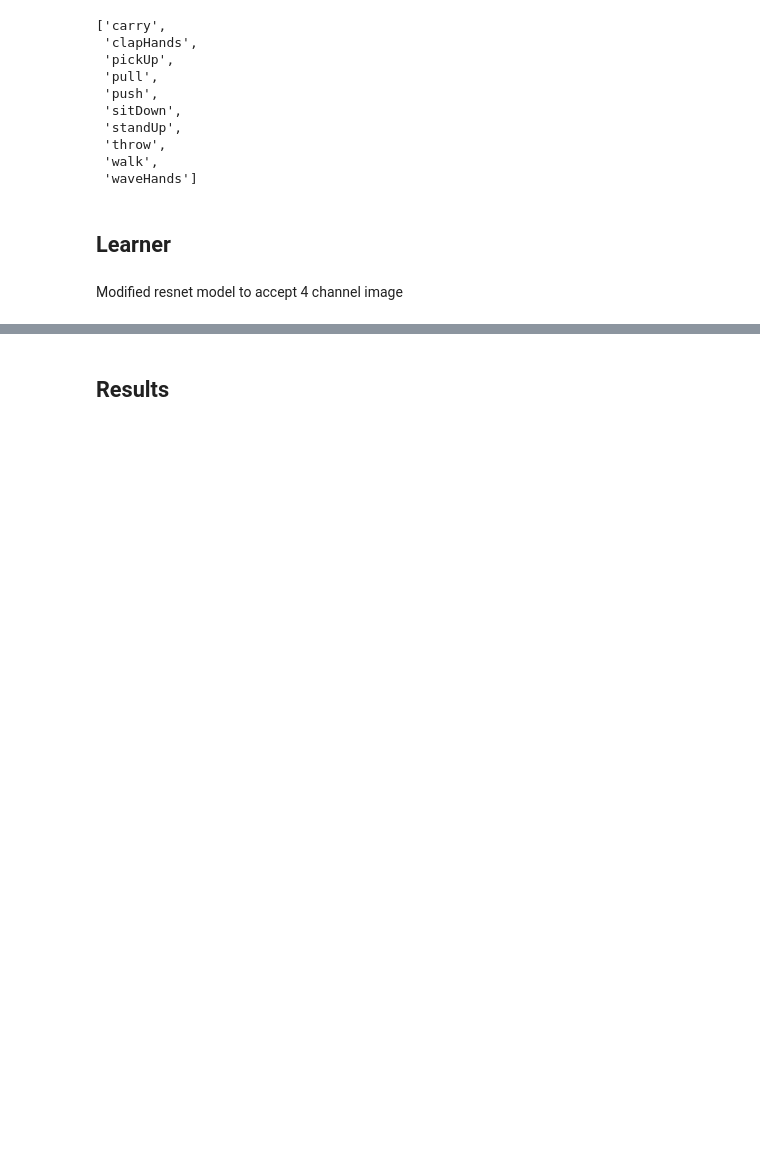
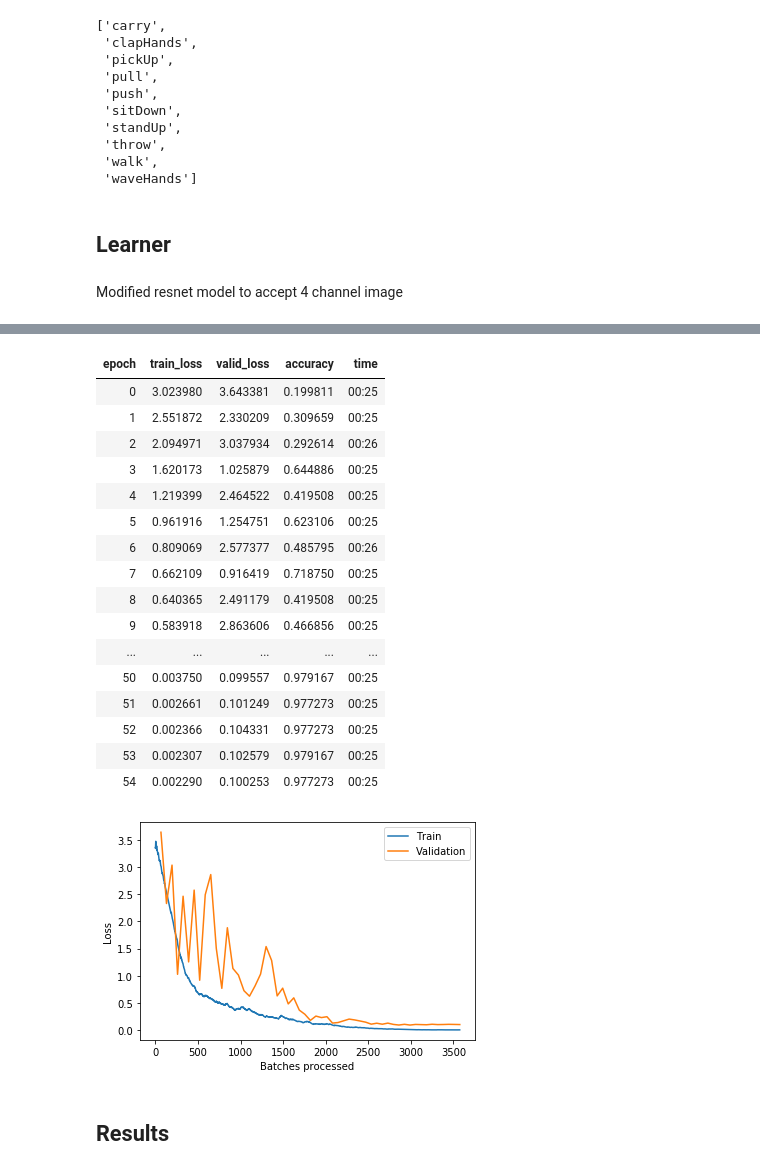
Before and after one commit to kvega005/RGBD_Activity_Detection, a Jupyter notebook: RGBD_Activity_Detection.ipynb, the cells around one changed output, grey strips where cells are left out. Cells and saved outputs as stored; diff of their text form; code cells hidden in the pictures; blank space fills up the shorter version.

```diff
--- a/RGBD_Activity_Detection.ipynb
+++ b/RGBD_Activity_Detection.ipynb
@@ -215,5 +216,5 @@ test_set = test_set.label_from_func(func)
 # %%
 tfms = None #get_transforms(max_rotate=25)# or tfms=None if none are needed
 size=224 # size=(224,224) or (400,224)
-data = images.transform(tfms,size=224).databunch().normalize()
-test_data = test_set.transform(tfms,size=224).databunch().normalize()
+data = images.transform(tfms,size=size).databunch().normalize()
+test_data = test_set.transform(tfms,size=size).databunch().normalize()
@@ -303,7 +286,7 @@ Reset learner, and train 30 cycles.
 # %%
 input_channel = 4
-resnet = models.resnet34 ()
-resnet.conv1 = torch.nn.Conv2d (input_channel, 64, kernel_size = (7, 7), stride = (1, 1), padding = (3, 3), bias = False)
+resnet = models.resnet50()
+resnet.conv1 = torch.nn.Conv2d (input_channel, 64, kernel_size = (7, 7), stride = (2, 2), padding = (3, 3), bias = False)
 resnet.avgpool = nn.AdaptiveAvgPool2d ((1, 1))
 resnet.fc = torch.nn.Linear(512, len(data.classes), bias=True)
 # %%
@@ -312,7 +305,26 @@ learn.unfreeze()
 # %%
-learn.fit_one_cycle(30,slice(1e-04,1e-03))
-learn.save("stage-3")
+learn.fit_one_cycle(55,slice(5e-03,1e-03))
 learn.recorder.plot_losses()
+learn.save("stage-50-2")
+# %% [output]
+| epoch | train_loss | valid_loss | accuracy | time |
+| 0 | 3.023980 | 3.643381 | 0.199811 | 00:25 |
+| 1 | 2.551872 | 2.330209 | 0.309659 | 00:25 |
+| 2 | 2.094971 | 3.037934 | 0.292614 | 00:26 |
+| 3 | 1.620173 | 1.025879 | 0.644886 | 00:25 |
+| 4 | 1.219399 | 2.464522 | 0.419508 | 00:25 |
+| 5 | 0.961916 | 1.254751 | 0.623106 | 00:25 |
+| 6 | 0.809069 | 2.577377 | 0.485795 | 00:26 |
+| 7 | 0.662109 | 0.916419 | 0.718750 | 00:25 |
+| 8 | 0.640365 | 2.491179 | 0.419508 | 00:25 |
+| 9 | 0.583918 | 2.863606 | 0.466856 | 00:25 |
+| ... | ... | ... | ... | ... |
+| 50 | 0.003750 | 0.099557 | 0.979167 | 00:25 |
+| 51 | 0.002661 | 0.101249 | 0.977273 | 00:25 |
+| 52 | 0.002366 | 0.104331 | 0.977273 | 00:25 |
+| 53 | 0.002307 | 0.102579 | 0.979167 | 00:25 |
+| 54 | 0.002290 | 0.100253 | 0.977273 | 00:25 |
+[figure, added]
 # %% [markdown]
 ## Results
 # %%
```
Also changed, not shown: parts of 29 cells of this notebook.
